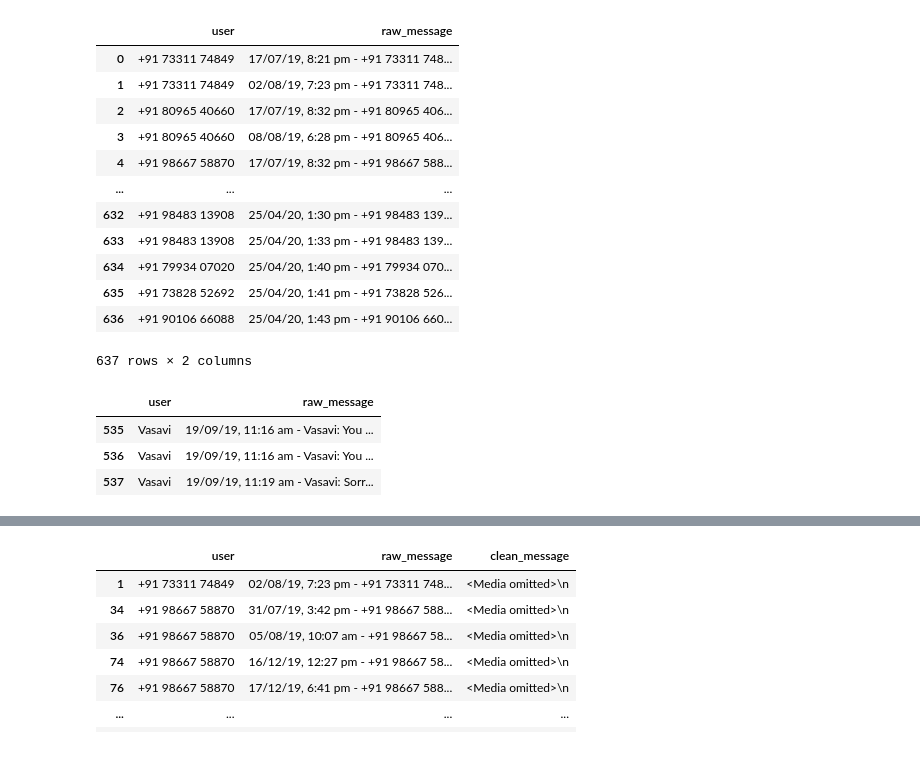
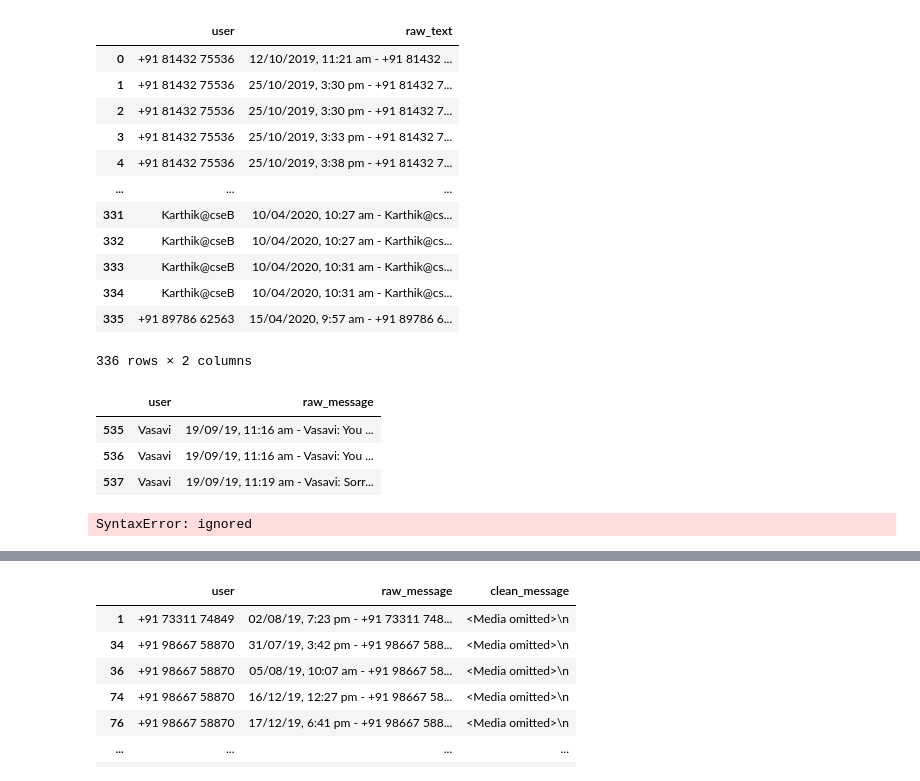
Before and after one commit to SriSatyaLokesh/some-app-for-whatsapp, a Jupyter notebook: notebooks/analytics/Cleaning_Whatsapp_chat_file.ipynb, the cells around one changed output, grey strips where cells are left out. Saved outputs shown, nothing was run; the diff lists cells and outputs as text; code cells hidden in the pictures.

```diff
--- a/notebooks/analytics/Cleaning_Whatsapp_chat_file.ipynb
+++ b/notebooks/analytics/Cleaning_Whatsapp_chat_file.ipynb
@@ -30,48 +30,48 @@ class Cleaner:
             raw_texts.append(line)
         else:
           try:
             raw_texts[-1] += line
           except Exception as err:
             # print(line,raw_texts)
             # print(err)
             pass
 
     return raw_texts
 
   def _get_data(self):
     raw_texts = self._clean_data()
     raw_messages = dict()
     for line in raw_texts:
       date_split = line.split(' - ')
       user_split = date_split[1].split(':')
       user = user_split[0]
       if user not in raw_messages:
         raw_messages[user] = [line]
       else:
         raw_messages[user].append(line)
 
     df = pd.DataFrame({'user': list(chainer(repeat(k, len(v)) for k,v in raw_messages.items())),
-                   'raw_message': list(chainer(raw_messages.values()))})
+                   'raw_text': list(chainer(raw_messages.values()))})
     return df
 
-chat_file = "WhatsApp Chat with CSE 2K16-2K20 (1).txt"
+chat_file = "WhatsApp Chat with CSE 2K16-2K20.txt"
 clean = Cleaner(chat_file)
 df = clean._get_data()
 df
 # %% [output]
-|  | user | raw_message |
-| 0 | +91 73311 74849 | 17/07/19, 8:21 pm - +91 73311 748... |
-| 1 | +91 73311 74849 | 02/08/19, 7:23 pm - +91 73311 748... |
-| 2 | +91 80965 40660 | 17/07/19, 8:32 pm - +91 80965 406... |
-| 3 | +91 80965 40660 | 08/08/19, 6:28 pm - +91 80965 406... |
-| 4 | +91 98667 58870 | 17/07/19, 8:32 pm - +91 98667 588... |
+|  | user | raw_text |
+| 0 | +91 81432 75536 | 12/10/2019, 11:21 am - +91 81432 ... |
+| 1 | +91 81432 75536 | 25/10/2019, 3:30 pm - +91 81432 7... |
+| 2 | +91 81432 75536 | 25/10/2019, 3:30 pm - +91 81432 7... |
+| 3 | +91 81432 75536 | 25/10/2019, 3:33 pm - +91 81432 7... |
+| 4 | +91 81432 75536 | 25/10/2019, 3:38 pm - +91 81432 7... |
 | ... | ... | ... |
-| 632 | +91 98483 13908 | 25/04/20, 1:30 pm - +91 98483 139... |
-| 633 | +91 98483 13908 | 25/04/20, 1:33 pm - +91 98483 139... |
-| 634 | +91 79934 07020 | 25/04/20, 1:40 pm - +91 79934 070... |
-| 635 | +91 73828 52692 | 25/04/20, 1:41 pm - +91 73828 526... |
-| 636 | +91 90106 66088 | 25/04/20, 1:43 pm - +91 90106 660... |
+| 331 | Karthik@cseB | 10/04/2020, 10:27 am - Karthik@cs... |
+| 332 | Karthik@cseB | 10/04/2020, 10:27 am - Karthik@cs... |
+| 333 | Karthik@cseB | 10/04/2020, 10:31 am - Karthik@cs... |
+| 334 | Karthik@cseB | 10/04/2020, 10:31 am - Karthik@cs... |
+| 335 | +91 89786 62563 | 15/04/2020, 9:57 am - +91 89786 6... |
-637 rows × 2 columns
+336 rows × 2 columns
 # %%
 df[df['user'] == "Vasavi"]
 # %% [output]
@@ -88,6 +88,8 @@ def get_message(row"):
     print(row)
 
 df["clean_message"] = df.apply(lambda: row clean_message(row), axis=1)
+# %% [output]
+SyntaxError: ignored
 # %%
 for i in raw_msgs_df.index:
   temp = raw_msgs_df.at[i,'raw_message']
```
Also changed, not shown: parts of 10 cells of this notebook.
